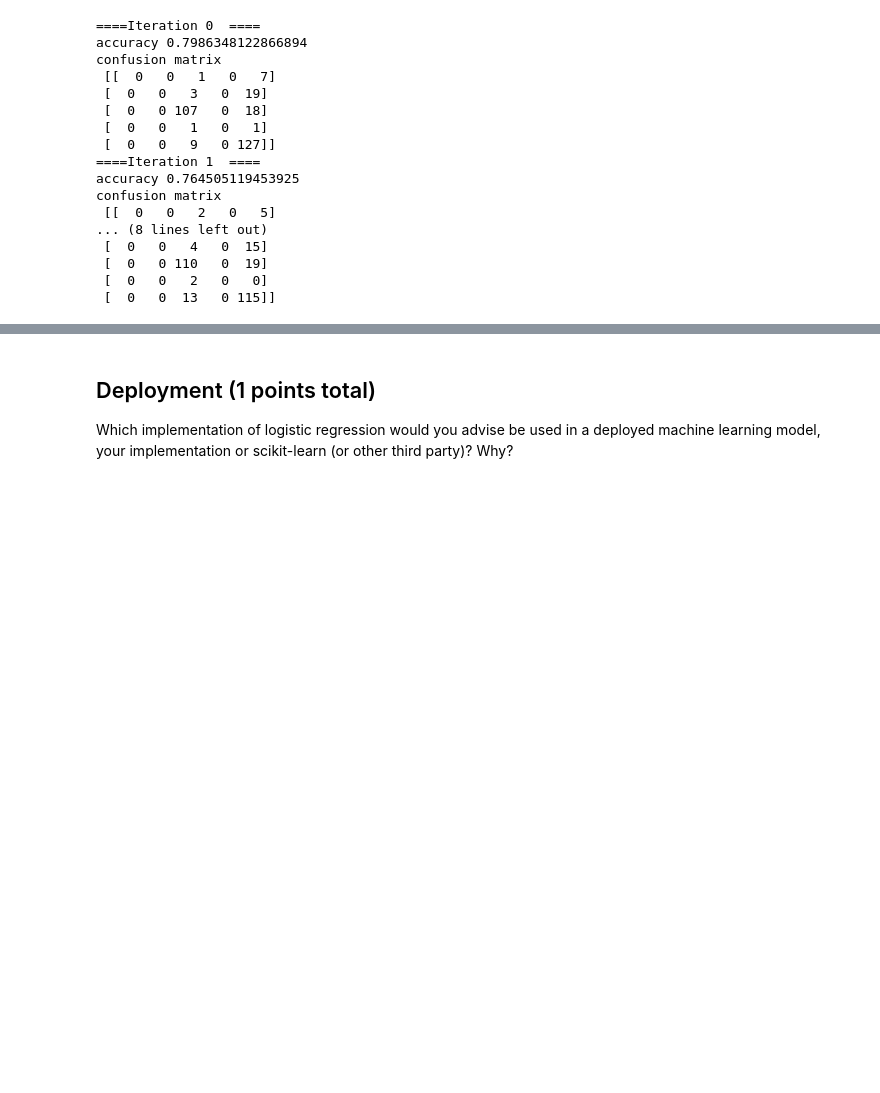
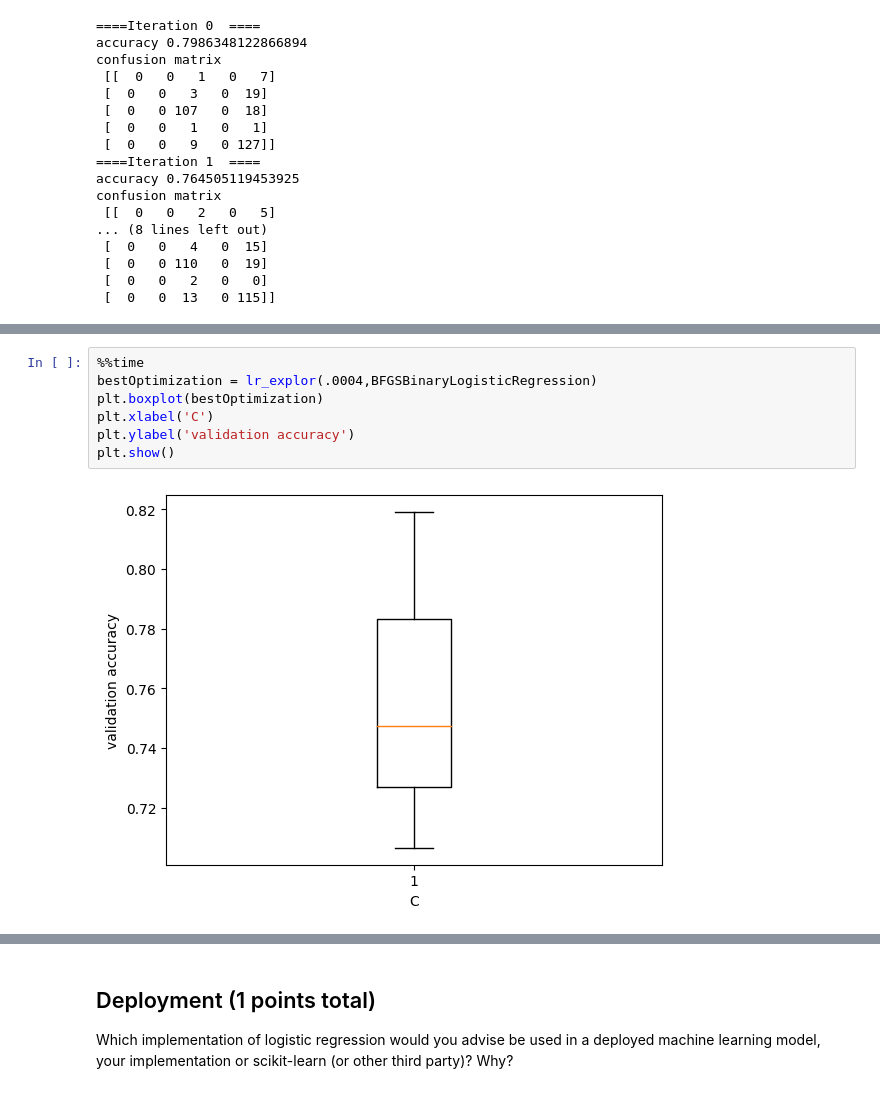
Before and after one commit to bennyandthejetss/ML_Lab3, a Jupyter notebook: Lab3.ipynb, the cells around one changed output, grey strips where cells are left out. Saved outputs shown, nothing was run; the diff lists cells and outputs as text; blank space fills up the shorter version.

```diff
--- a/Lab3.ipynb
+++ b/Lab3.ipynb
@@ -492,0 +524,9 @@ plt.show()
+# %%
+%%time
+bestOptimization = lr_explor(.0004,BFGSBinaryLogisticRegression)
+plt.boxplot(bestOptimization)
+plt.xlabel('C')
+plt.ylabel('validation accuracy')
+plt.show()
+# %% [output]
+[figure, added]
```
Also changed, not shown: parts of 5 cells of this notebook.
